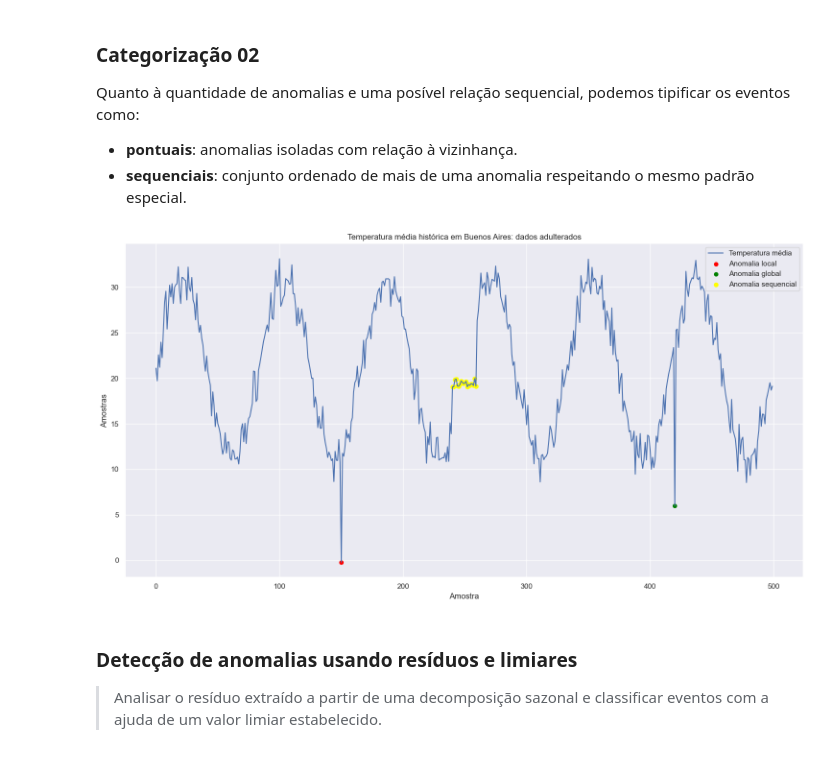
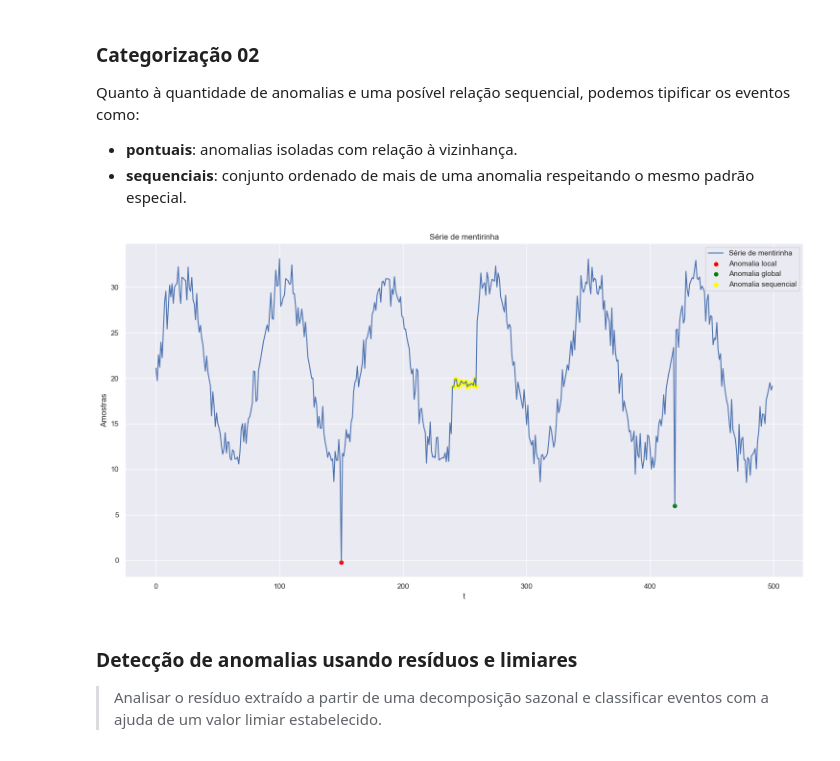
Before and after one commit to keizerzilla/curso-series-temporais, a Jupyter notebook: aula_04.ipynb, the cells around one changed output. Drawn from its saved outputs; the diff is of its cells as text; code cells hidden in the pictures.

```diff
--- a/aula_04.ipynb
+++ b/aula_04.ipynb
@@ -50,18 +49,18 @@ Quanto à quantidade de anomalias e uma posível relação sequencial, podemos t
 - **pontuais**: anomalias isoladas com relação à vizinhança.
 - **sequenciais**: conjunto ordenado de mais de uma anomalia respeitando o mesmo padrão especial.
 # %%
-plt.plot(data, label="Temperatura média")
+plt.plot(data, label="Série de mentirinha")
 plt.scatter(150, -0.2, color="red", s=32, label="Anomalia local")
 plt.scatter(420, 6, color="green", s=32, label="Anomalia global")
 plt.scatter(range(240, 260), data[240:260], label="Anomalia sequencial", color="yellow")
-plt.title("Temperatura média histórica em Buenos Aires: dados adulterados")
-plt.xlabel("Amostra")
+plt.title("Série de mentirinha")
+plt.xlabel("t")
 plt.ylabel("Amostras")
 plt.legend()
 plt.tight_layout()
 plt.show()
 # %% [output]
-[figure, old version]
+[figure, new version]
 # %% [markdown]
 ### Detecção de anomalias usando resíduos e limiares
 
```
Also changed, not shown: parts of 6 cells of this notebook, 1 other file.
